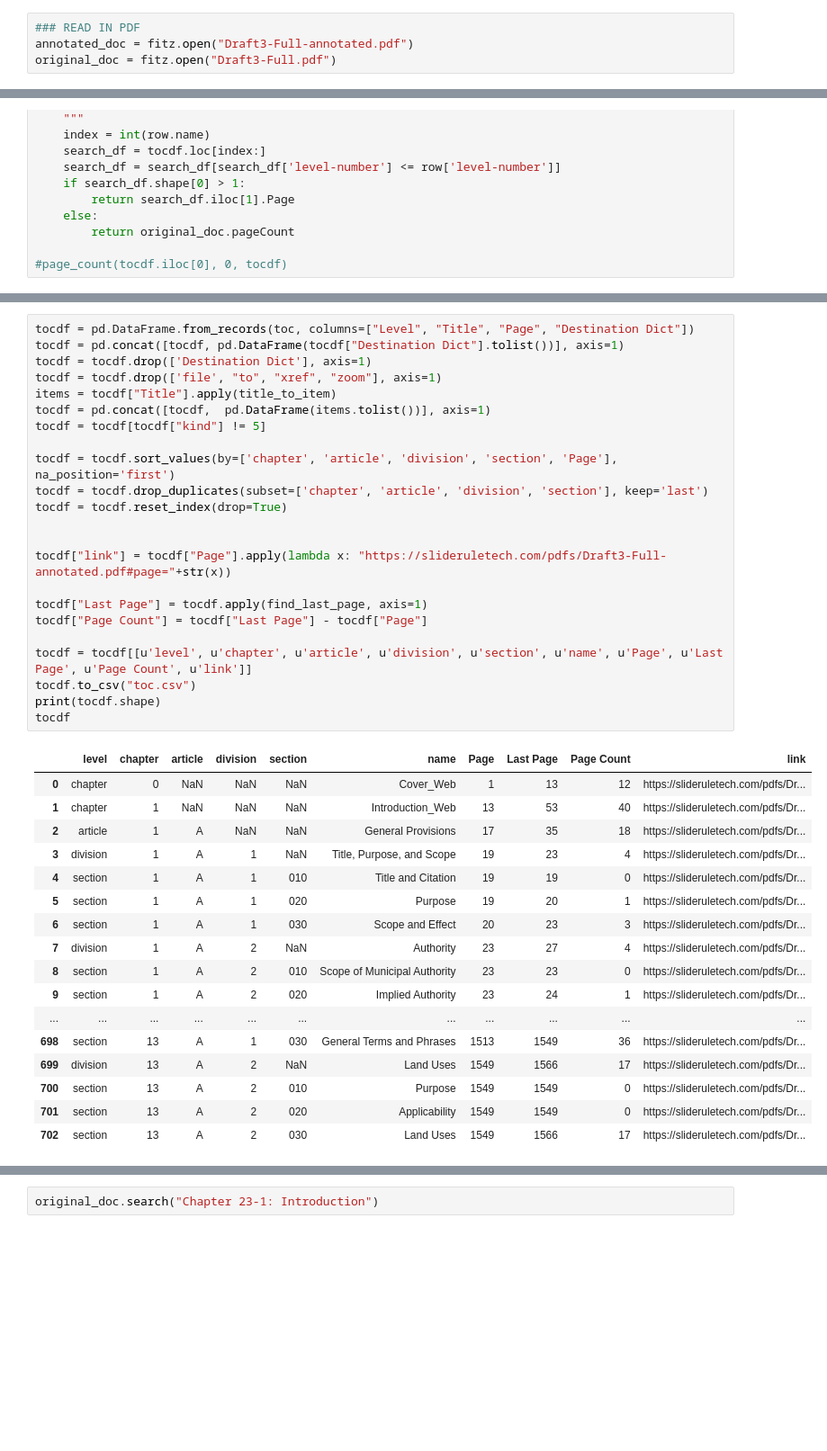
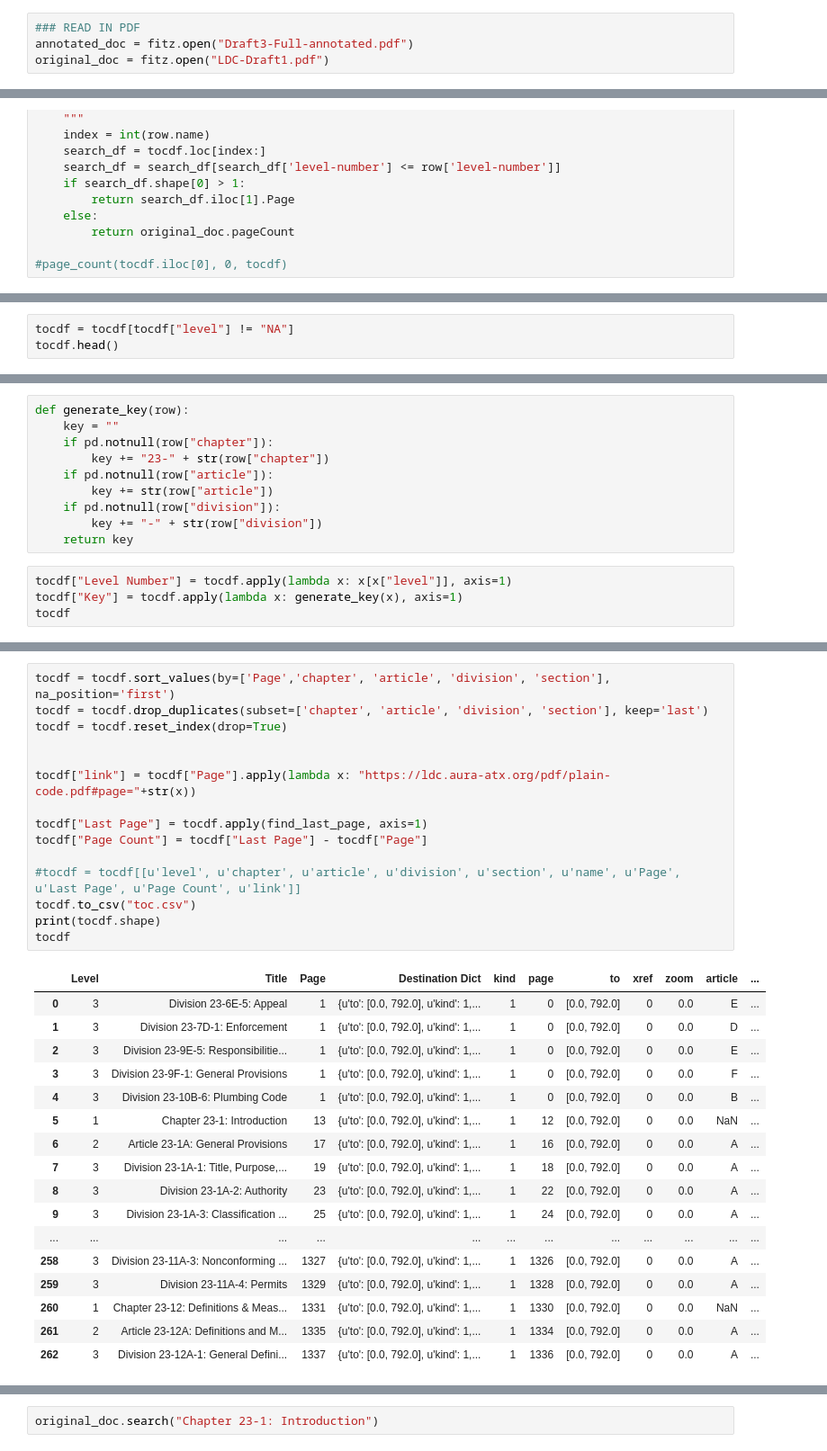
Before and after one commit to kmclaugh/land-development-code-review, a Jupyter notebook: Breakdown Code.ipynb, the cells around one changed output, grey strips where cells are left out. Shown at 90% size. Saved outputs shown, nothing was run; the diff lists cells and outputs as text; blank space fills up the shorter version.

```diff
--- a/Breakdown Code.ipynb
+++ b/Breakdown Code.ipynb
@@ -19,4 +13,4 @@ Example-Annotation.pdf          toc.csv
 # %%
 ### READ IN PDF
 annotated_doc = fitz.open("Draft3-Full-annotated.pdf")
-original_doc = fitz.open("Draft3-Full.pdf")
+original_doc = fitz.open("LDC-Draft1.pdf")
@@ -165,0 +137,3 @@ def find_last_page(row):
+# %%
+tocdf = tocdf[tocdf["level"] != "NA"]
+tocdf.head()
@@ -165,0 +147,14 @@ def find_last_page(row):
+# %%
+def generate_key(row):
+    key = ""
+    if pd.notnull(row["chapter"]):
+        key += "23-" + str(row["chapter"])
+    if pd.notnull(row["article"]):
+        key += str(row["article"])
+    if pd.notnull(row["division"]):
+        key += "-" + str(row["division"])
+    return key
+# %%
+tocdf["Level Number"] = tocdf.apply(lambda x: x[x["level"]], axis=1)
+tocdf["Key"] = tocdf.apply(lambda x: generate_key(x), axis=1)
+tocdf
@@ -166,41 +180,33 @@ def find_last_page(row):
 # %%
-tocdf = pd.DataFrame.from_records(toc, columns=["Level", "Title", "Page", "Destination Dict"])
-tocdf = pd.concat([tocdf, pd.DataFrame(tocdf["Destination Dict"].tolist())], axis=1)
-tocdf = tocdf.drop(['Destination Dict'], axis=1)
-tocdf = tocdf.drop(['file', "to", "xref", "zoom"], axis=1)
-items = tocdf["Title"].apply(title_to_item)
-tocdf = pd.concat([tocdf,  pd.DataFrame(items.tolist())], axis=1)
-tocdf = tocdf[tocdf["kind"] != 5]
-
-tocdf = tocdf.sort_values(by=['chapter', 'article', 'division', 'section', 'Page'], na_position='first')
+tocdf = tocdf.sort_values(by=['Page','chapter', 'article', 'division', 'section'], na_position='first')
 tocdf = tocdf.drop_duplicates(subset=['chapter', 'article', 'division', 'section'], keep='last')
 tocdf = tocdf.reset_index(drop=True)
 
 
-tocdf["link"] = tocdf["Page"].apply(lambda x: "https://slideruletech.com/pdfs/Draft3-Full-annotated.pdf#page="+str(x))
+tocdf["link"] = tocdf["Page"].apply(lambda x: "https://ldc.aura-atx.org/pdf/plain-code.pdf#page="+str(x))
 
 tocdf["Last Page"] = tocdf.apply(find_last_page, axis=1)
 tocdf["Page Count"] = tocdf["Last Page"] - tocdf["Page"]
 
-tocdf = tocdf[[u'level', u'chapter', u'article', u'division', u'section', u'name', u'Page', u'Last Page', u'Page Count', u'link']]
+#tocdf = tocdf[[u'level', u'chapter', u'article', u'division', u'section', u'name', u'Page', u'Last Page', u'Page Count', u'link']]
 tocdf.to_csv("toc.csv")
 print(tocdf.shape)
 tocdf
 # %% [output]
-|  | level | chapter | article | division | section | name | Page | Last Page | Page Count | link |
-| 0 | chapter | 0 | NaN | NaN | NaN | Cover_Web | 1 | 13 | 12 | https://slideruletech.com/pdfs/Dr... |
-| 1 | chapter | 1 | NaN | NaN | NaN | Introduction_Web | 13 | 53 | 40 | https://slideruletech.com/pdfs/Dr... |
-| 2 | article | 1 | A | NaN | NaN | General Provisions | 17 | 35 | 18 | https://slideruletech.com/pdfs/Dr... |
-| 3 | division | 1 | A | 1 | NaN | Title, Purpose, and Scope | 19 | 23 | 4 | https://slideruletech.com/pdfs/Dr... |
-| 4 | section | 1 | A | 1 | 010 | Title and Citation | 19 | 19 | 0 | https://slideruletech.com/pdfs/Dr... |
-| 5 | section | 1 | A | 1 | 020 | Purpose | 19 | 20 | 1 | https://slideruletech.com/pdfs/Dr... |
-| 6 | section | 1 | A | 1 | 030 | Scope and Effect | 20 | 23 | 3 | https://slideruletech.com/pdfs/Dr... |
-| 7 | division | 1 | A | 2 | NaN | Authority | 23 | 27 | 4 | https://slideruletech.com/pdfs/Dr... |
-| 8 | section | 1 | A | 2 | 010 | Scope of Municipal Authority | 23 | 23 | 0 | https://slideruletech.com/pdfs/Dr... |
-| 9 | section | 1 | A | 2 | 020 | Implied Authority | 23 | 24 | 1 | https://slideruletech.com/pdfs/Dr... |
-| ... | ... | ... | ... | ... | ... | ... | ... | ... | ... | ... |
-| 698 | section | 13 | A | 1 | 030 | General Terms and Phrases | 1513 | 1549 | 36 | https://slideruletech.com/pdfs/Dr... |
-| 699 | division | 13 | A | 2 | NaN | Land Uses | 1549 | 1566 | 17 | https://slideruletech.com/pdfs/Dr... |
-| 700 | section | 13 | A | 2 | 010 | Purpose | 1549 | 1549 | 0 | https://slideruletech.com/pdfs/Dr... |
-| 701 | section | 13 | A | 2 | 020 | Applicability | 1549 | 1549 | 0 | https://slideruletech.com/pdfs/Dr... |
-| 702 | section | 13 | A | 2 | 030 | Land Uses | 1549 | 1566 | 17 | https://slideruletech.com/pdfs/Dr... |
+|  | Level | Title | Page | Destination Dict | kind | page | to | xref | zoom | article | ... |
+| 0 | 3 | Division 23-6E-5: Appeal | 1 | {u'to': [0.0, 792.0], u'kind': 1,... | 1 | 0 | [0.0, 792.0] | 0 | 0.0 | E | ... |
+| 1 | 3 | Division 23-7D-1: Enforcement | 1 | {u'to': [0.0, 792.0], u'kind': 1,... | 1 | 0 | [0.0, 792.0] | 0 | 0.0 | D | ... |
+| 2 | 3 | Division 23-9E-5: Responsibilitie... | 1 | {u'to': [0.0, 792.0], u'kind': 1,... | 1 | 0 | [0.0, 792.0] | 0 | 0.0 | E | ... |
+| 3 | 3 | Division 23-9F-1: General Provisions | 1 | {u'to': [0.0, 792.0], u'kind': 1,... | 1 | 0 | [0.0, 792.0] | 0 | 0.0 | F | ... |
+| 4 | 3 | Division 23-10B-6: Plumbing Code | 1 | {u'to': [0.0, 792.0], u'kind': 1,... | 1 | 0 | [0.0, 792.0] | 0 | 0.0 | B | ... |
+| 5 | 1 | Chapter 23-1: Introduction | 13 | {u'to': [0.0, 792.0], u'kind': 1,... | 1 | 12 | [0.0, 792.0] | 0 | 0.0 | NaN | ... |
+| 6 | 2 | Article 23-1A: General Provisions | 17 | {u'to': [0.0, 792.0], u'kind': 1,... | 1 | 16 | [0.0, 792.0] | 0 | 0.0 | A | ... |
+| 7 | 3 | Division 23-1A-1: Title, Purpose,... | 19 | {u'to': [0.0, 792.0], u'kind': 1,... | 1 | 18 | [0.0, 792.0] | 0 | 0.0 | A | ... |
+| 8 | 3 | Division 23-1A-2: Authority | 23 | {u'to': [0.0, 792.0], u'kind': 1,... | 1 | 22 | [0.0, 792.0] | 0 | 0.0 | A | ... |
+| 9 | 3 | Division 23-1A-3: Classification ... | 25 | {u'to': [0.0, 792.0], u'kind': 1,... | 1 | 24 | [0.0, 792.0] | 0 | 0.0 | A | ... |
+| ... | ... | ... | ... | ... | ... | ... | ... | ... | ... | ... | ... |
+| 258 | 3 | Division 23-11A-3: Nonconforming ... | 1327 | {u'to': [0.0, 792.0], u'kind': 1,... | 1 | 1326 | [0.0, 792.0] | 0 | 0.0 | A | ... |
+| 259 | 3 | Division 23-11A-4: Permits | 1329 | {u'to': [0.0, 792.0], u'kind': 1,... | 1 | 1328 | [0.0, 792.0] | 0 | 0.0 | A | ... |
+| 260 | 1 | Chapter 23-12: Definitions & Meas... | 1331 | {u'to': [0.0, 792.0], u'kind': 1,... | 1 | 1330 | [0.0, 792.0] | 0 | 0.0 | NaN | ... |
+| 261 | 2 | Article 23-12A: Definitions and M... | 1335 | {u'to': [0.0, 792.0], u'kind': 1,... | 1 | 1334 | [0.0, 792.0] | 0 | 0.0 | A | ... |
+| 262 | 3 | Division 23-12A-1: General Defini... | 1337 | {u'to': [0.0, 792.0], u'kind': 1,... | 1 | 1336 | [0.0, 792.0] | 0 | 0.0 | A | ... |
```
Also changed, not shown: parts of 17 cells of this notebook, 13 other files.
